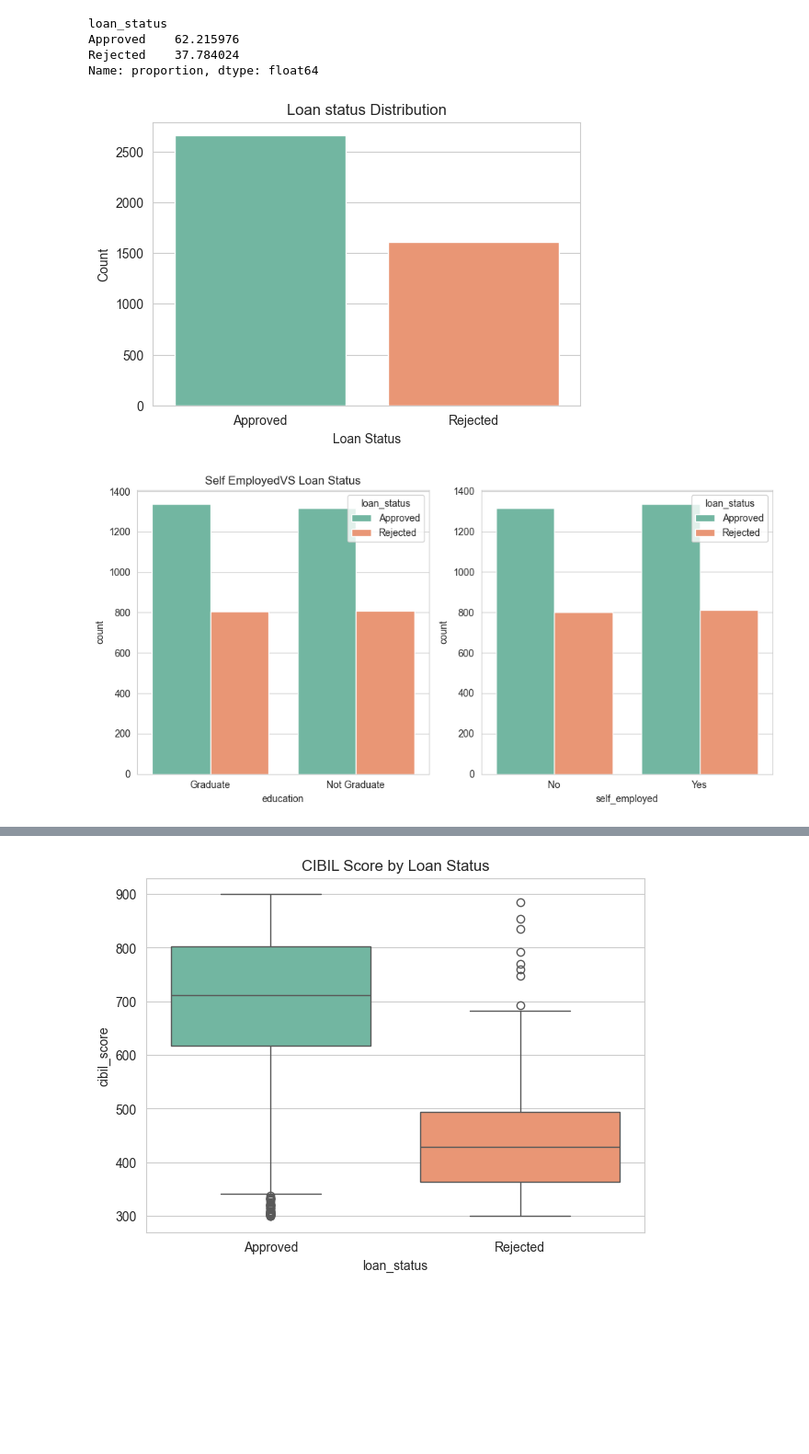
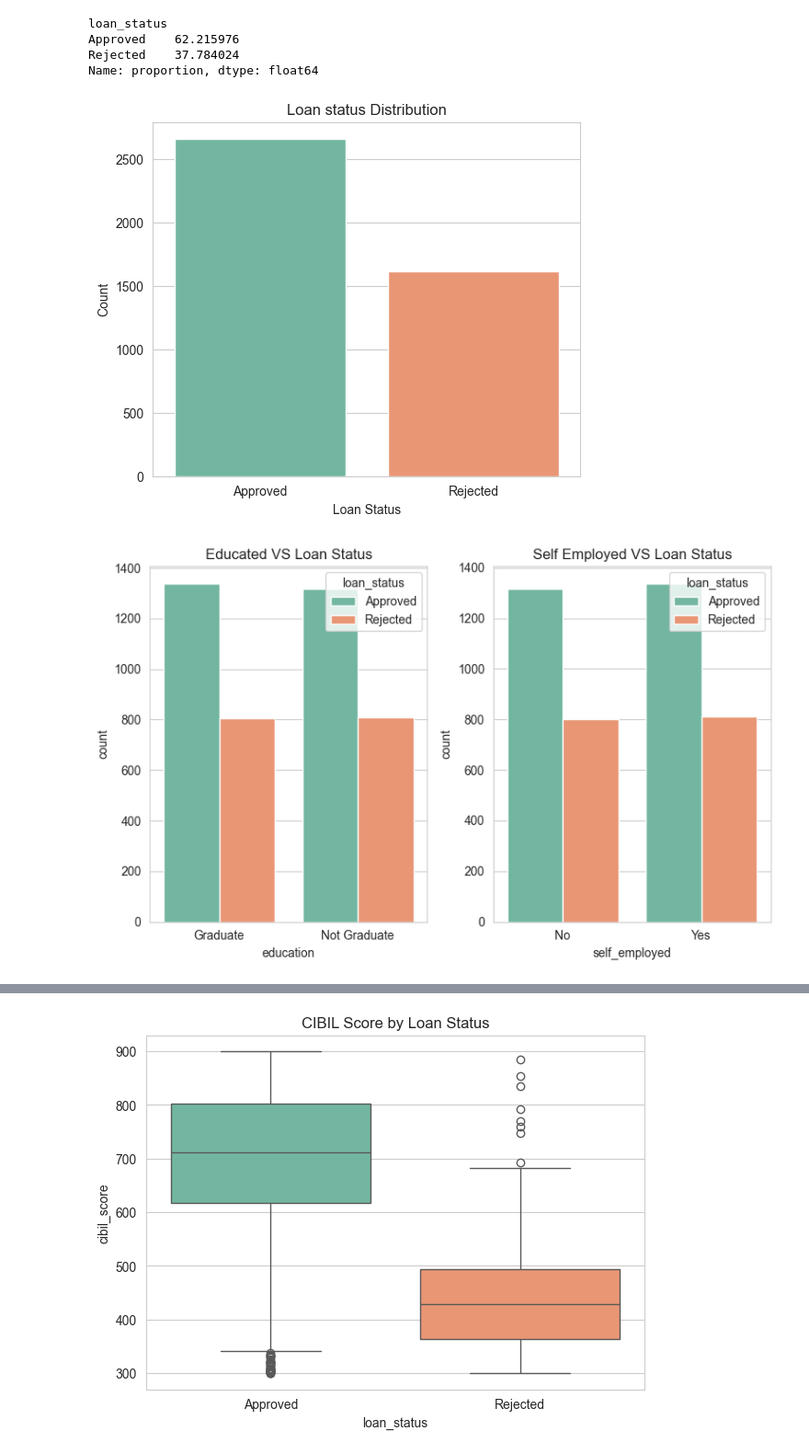
Before and after one commit to Shreyashs-dg/decision-tree-loan-approval, a Jupyter notebook: notebooks/loan_approval_decision_tree.ipynb, the cells around one changed output, grey strips where cells are left out. Shown at 92% size. Drawn from its saved outputs; the diff is of its cells as text; code cells hidden in the pictures; blank space fills up the shorter version.

Commit message:
image size  reduced in the readme file

```diff
--- a/notebooks/loan_approval_decision_tree.ipynb
+++ b/notebooks/loan_approval_decision_tree.ipynb
@@ -117,25 +117,25 @@ Approved    62.215976
 Rejected    37.784024
 Name: proportion, dtype: float64
 # %%
-plt.figure(figsize=(6, 4))
+plt.figure(figsize=(6, 5))
 sns.countplot(data=df , x='loan_status',hue='loan_status',palette='Set2')
 plt.title('Loan status Distribution')
 plt.xlabel('Loan Status')
 plt.ylabel('Count')
-plt.savefig("../images/target_distribution.png",dpi=300)
+plt.savefig("../images/target_distribution.png")
 plt.show()
 # %% [output]
-[figure, old version]
+[figure, new version]
 # %%
-fig , axes = plt.subplots(1,2,figsize=(10,5))
+fig , axes = plt.subplots(1,2,figsize=(8,5))
 sns.countplot(data=df,x='education',hue='loan_status',ax=axes[0],palette='Set2')
 axes[0].set_title('Educated VS Loan Status')
 sns.countplot(data=df,x='self_employed',hue='loan_status',ax=axes[1],palette='Set2')
-axes[0].set_title('Self EmployedVS Loan Status')
+axes[1].set_title('Self Employed VS Loan Status')
 plt.tight_layout()
 plt.show()
 # %% [output]
-[figure, old version]
+[figure, new version]
 # %%
 num_cols = ['no_of_dependents', 'income_annum', 'loan_amount', 'loan_term', 'cibil_score',
             'residential_assets_value', 'commercial_assets_value', 'luxury_assets_value', 'bank_asset_value']
```
Also changed, not shown: parts of 7 cells of this notebook, 8 other files.
